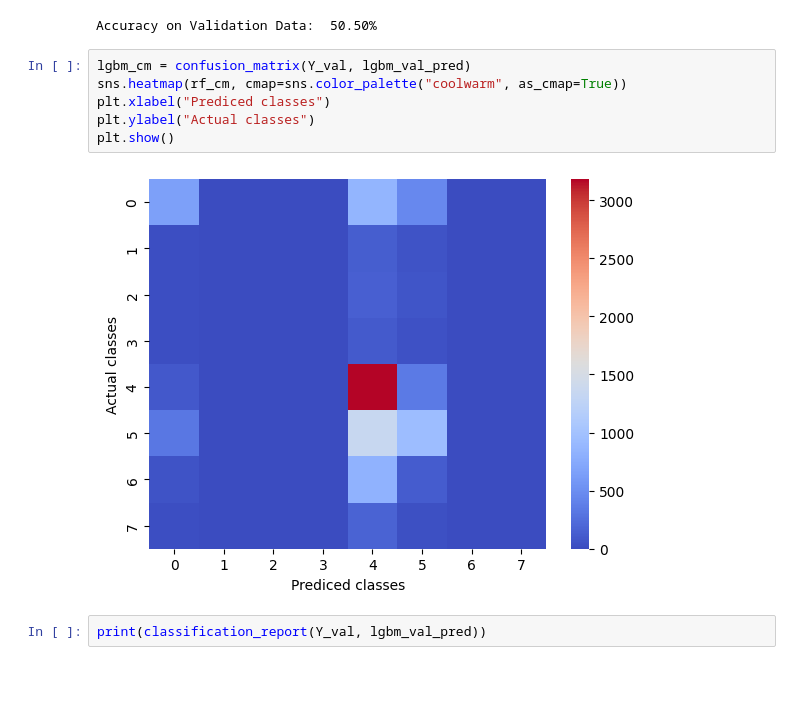
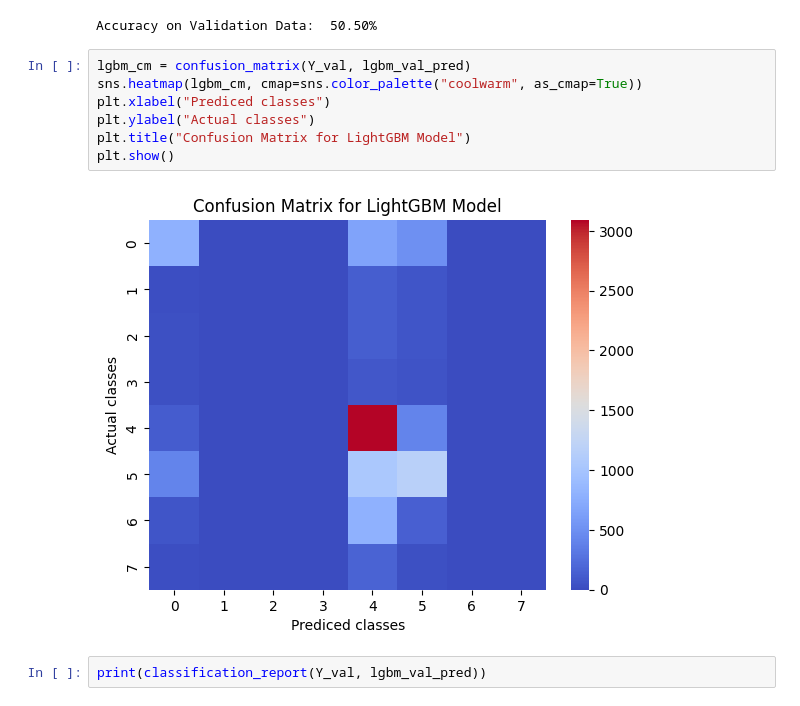
Before and after one commit to melbreaker/LivingThingClassification, a Jupyter notebook: 47369833_major_project.ipynb, the cells around one changed output. Saved outputs shown, nothing was run; the diff lists cells and outputs as text; blank space fills up the shorter version.

```diff
--- a/47369833_major_project.ipynb
+++ b/47369833_major_project.ipynb
@@ -376,12 +379,13 @@ print("Accuracy on Validation Data: ", "{:.2%}".format(lgbm_val_accuracy))
 Accuracy on Validation Data:  50.50%
 # %%
 lgbm_cm = confusion_matrix(Y_val, lgbm_val_pred)
-sns.heatmap(rf_cm, cmap=sns.color_palette("coolwarm", as_cmap=True))
+sns.heatmap(lgbm_cm, cmap=sns.color_palette("coolwarm", as_cmap=True))
 plt.xlabel("Prediced classes")
 plt.ylabel("Actual classes")
+plt.title("Confusion Matrix for LightGBM Model")
 plt.show()
 # %% [output]
-[figure, old version]
+[figure, new version]
 # %%
 print(classification_report(Y_val, lgbm_val_pred))
 # %% [output]
```
Also changed, not shown: parts of 7 cells of this notebook.
